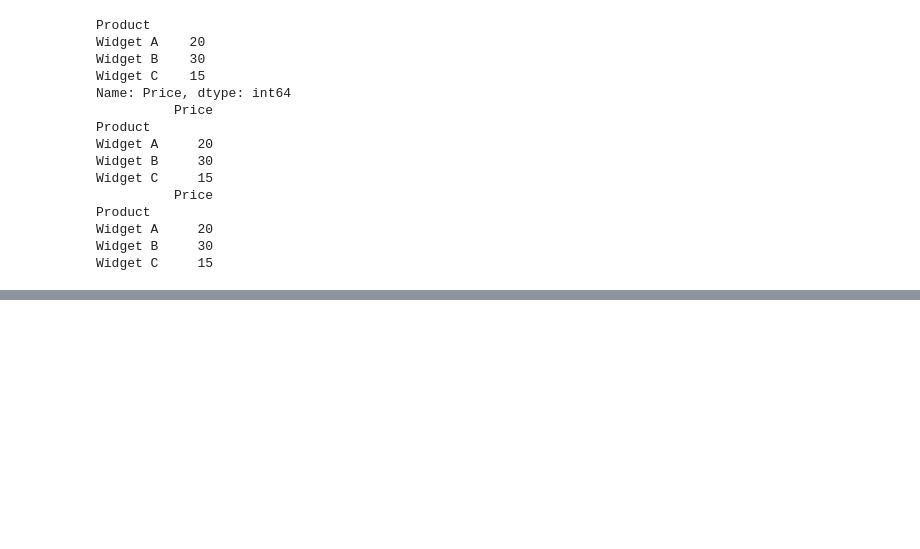
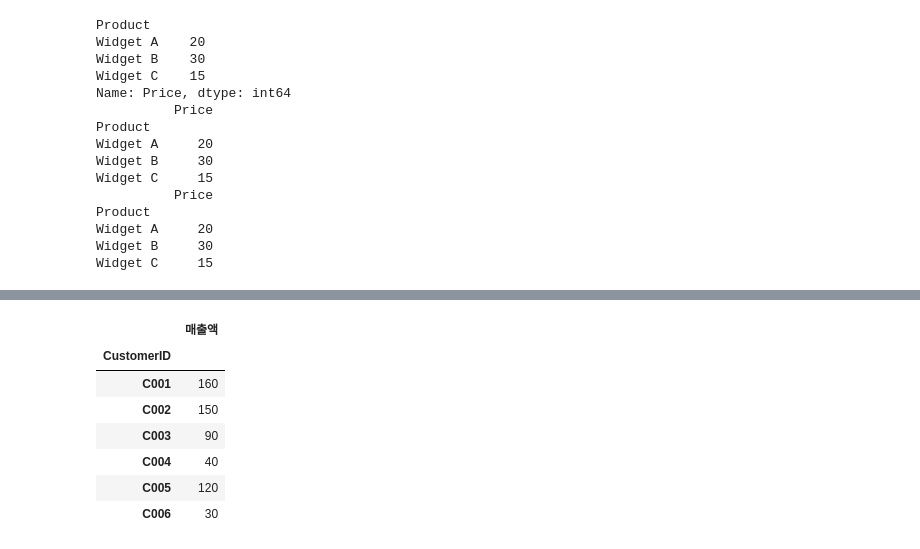
Before and after one commit to sang105kr/kdt_pythonstudy2, a Jupyter notebook: test3.ipynb, the cells around one changed output, grey strips where cells are left out. Cells and saved outputs as stored; diff of their text form; code cells hidden in the pictures; blank space fills up the shorter version.

```diff
--- a/test3.ipynb
+++ b/test3.ipynb
@@ -506,0 +674,12 @@ Name: OrderID, dtype: int64
+# %%
+# 36. 'CustomerID'별 총 구매 금액을 구하세요 (구매 금액 = Quantity * Price).
+df.groupby('CustomerID').agg({'매출액':'sum'})
+# %% [output]
+|  | 매출액 |
+| CustomerID |  |
+| C001 | 160 |
+| C002 | 150 |
+| C003 | 90 |
+| C004 | 40 |
+| C005 | 120 |
+| C006 | 30 |
```
Also changed, not shown: parts of 17 cells of this notebook.
